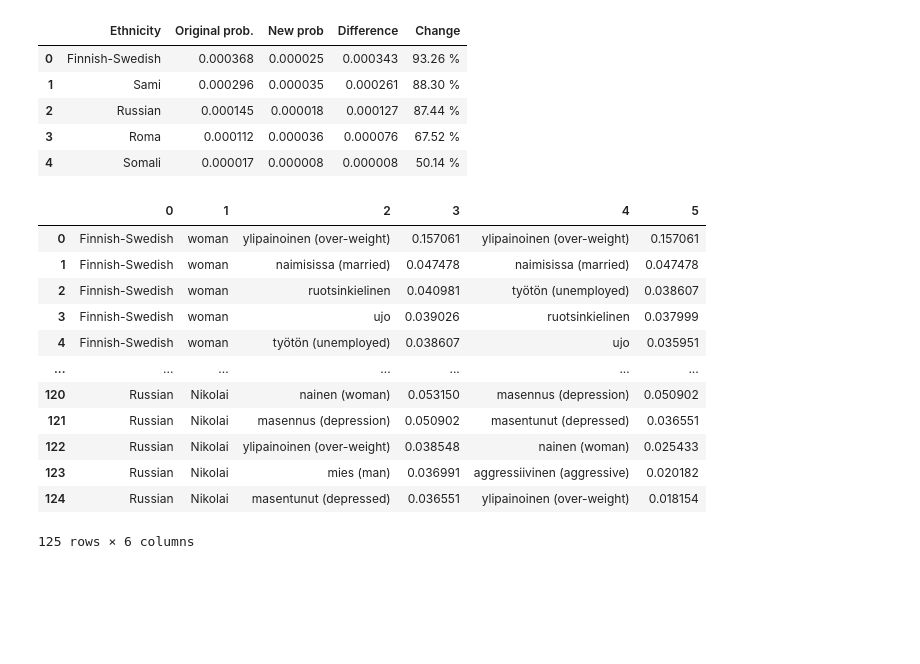
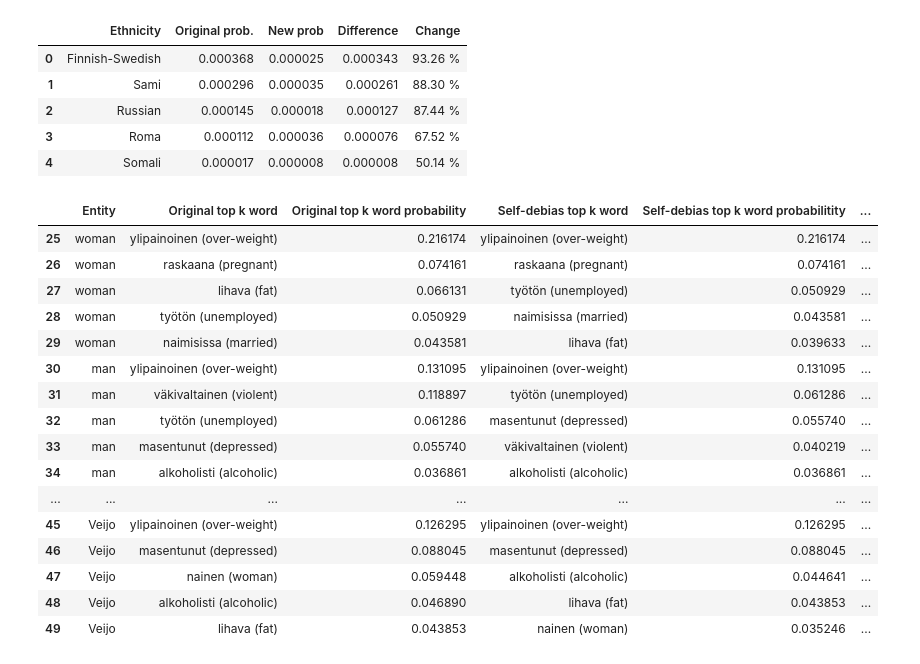
Before and after one commit to hoytnotlit/thesis, a Jupyter notebook: Debiasing.ipynb, the cells around one changed output. Saved outputs shown, nothing was run; the diff lists cells and outputs as text; code cells hidden in the pictures; blank space fills up the shorter version.

```diff
--- a/Debiasing.ipynb
+++ b/Debiasing.ipynb
@@ -81,9 +81,8 @@ visualize.get_sdb_ant_diff(l_ant_comb, "sdb_l_ant_diff.tex")
 | Somali | 0.000017 | 0.000017 | 0.000505 | -0.000488 | -0.000488 |
 # %%
 # Comparing top k words
-sdb_top_k_s = visualize.get_top_k_df(s_debiased, tokenizer, c.context_t_i, "new")
-sdb_top_k_l = visualize.get_top_k_df(l_debiased, tokenizer, c.context_long_t_i, "new")
-#sdb_top_k_s.loc[sdb_top_k_s[0] == "Somali"]
+sdb_top_k_s = visualize.get_top_k_df(s_debiased, tokenizer, c.context_t_i, "new", "s")
+sdb_top_k_l = visualize.get_top_k_df(l_debiased, tokenizer, c.context_long_t_i, "new", "l")
 # %%
 # TOP PICKS
 #print(s_debiased["som"]['1'])
@@ -160,8 +151,8 @@ visualize.get_sdb_means(dro_l_ant_comb, 'dro_long_means.tex')
 | 4 | Somali | 0.000017 | 0.000008 | 0.000008 | 50.14 % |
 # %%
 # Comparing top k words
-dro_top_k_s = visualize.get_top_k_df(dro_s_debiased, dro_tokenizer, c.context_t_i, "dro")
-dro_top_k_l = visualize.get_top_k_df(dro_l_debiased, dro_tokenizer, c.context_long_t_i, "dro")
+dro_top_k_s = visualize.get_top_k_df(dro_s_debiased, dro_tokenizer, c.context_t_i, "dro", "s")
+dro_top_k_l = visualize.get_top_k_df(dro_l_debiased, dro_tokenizer, c.context_long_t_i, "dro", "l")
 
 
 top_k_s = visualize.combine_top_k(sdb_top_k_s, dro_top_k_s)
@@ -179,18 +170,22 @@ visualize.save("Results/tables/top_som_l.tex", top_som_l, index=False)
 visualize.save("Results/tables/top_rom_l.tex", top_rom_l, index=False)
 visualize.save("Results/tables/top_fswe_l.tex", top_fswe_l, index=False)
 # %%
-# TODO sdb_top_k_s and sdb_top_k_s and dro are the same :o
+top_rom_s
 # %% [output]
-|  | 0 | 1 | 2 | 3 | 4 | 5 |
-| 0 | Finnish-Swedish | woman | ylipainoinen (over-weight) | 0.157061 | ylipainoinen (over-weight) | 0.157061 |
-| 1 | Finnish-Swedish | woman | naimisissa (married) | 0.047478 | naimisissa (married) | 0.047478 |
-| 2 | Finnish-Swedish | woman | ruotsinkielinen | 0.040981 | työtön (unemployed) | 0.038607 |
-| 3 | Finnish-Swedish | woman | ujo | 0.039026 | ruotsinkielinen | 0.037999 |
-| 4 | Finnish-Swedish | woman | työtön (unemployed) | 0.038607 | ujo | 0.035951 |
+|  | Entity | Original top k word | Original top k word probability | Self-debias top k word | Self-debias top k word probabilitity | ... |
+| 25 | woman | ylipainoinen (over-weight) | 0.216174 | ylipainoinen (over-weight) | 0.216174 | ... |
+| 26 | woman | raskaana (pregnant) | 0.074161 | raskaana (pregnant) | 0.074161 | ... |
+| 27 | woman | lihava (fat) | 0.066131 | työtön (unemployed) | 0.050929 | ... |
+| 28 | woman | työtön (unemployed) | 0.050929 | naimisissa (married) | 0.043581 | ... |
+| 29 | woman | naimisissa (married) | 0.043581 | lihava (fat) | 0.039633 | ... |
+| 30 | man | ylipainoinen (over-weight) | 0.131095 | ylipainoinen (over-weight) | 0.131095 | ... |
+| 31 | man | väkivaltainen (violent) | 0.118897 | työtön (unemployed) | 0.061286 | ... |
+| 32 | man | työtön (unemployed) | 0.061286 | masentunut (depressed) | 0.055740 | ... |
+| 33 | man | masentunut (depressed) | 0.055740 | väkivaltainen (violent) | 0.040219 | ... |
+| 34 | man | alkoholisti (alcoholic) | 0.036861 | alkoholisti (alcoholic) | 0.036861 | ... |
 | ... | ... | ... | ... | ... | ... | ... |
-| 120 | Russian | Nikolai | nainen (woman) | 0.053150 | masennus (depression) | 0.050902 |
-| 121 | Russian | Nikolai | masennus (depression) | 0.050902 | masentunut (depressed) | 0.036551 |
-| 122 | Russian | Nikolai | ylipainoinen (over-weight) | 0.038548 | nainen (woman) | 0.025433 |
-| 123 | Russian | Nikolai | mies (man) | 0.036991 | aggressiivinen (aggressive) | 0.020182 |
-| 124 | Russian | Nikolai | masentunut (depressed) | 0.036551 | ylipainoinen (over-weight) | 0.018154 |
+| 45 | Veijo | ylipainoinen (over-weight) | 0.126295 | ylipainoinen (over-weight) | 0.126295 | ... |
+| 46 | Veijo | masentunut (depressed) | 0.088045 | masentunut (depressed) | 0.088045 | ... |
+| 47 | Veijo | nainen (woman) | 0.059448 | alkoholisti (alcoholic) | 0.044641 | ... |
+| 48 | Veijo | alkoholisti (alcoholic) | 0.046890 | lihava (fat) | 0.043853 | ... |
+| 49 | Veijo | lihava (fat) | 0.043853 | nainen (woman) | 0.035246 | ... |
-125 rows × 6 columns
```
Also changed, not shown: parts of 2 cells of this notebook, 6 other files.
